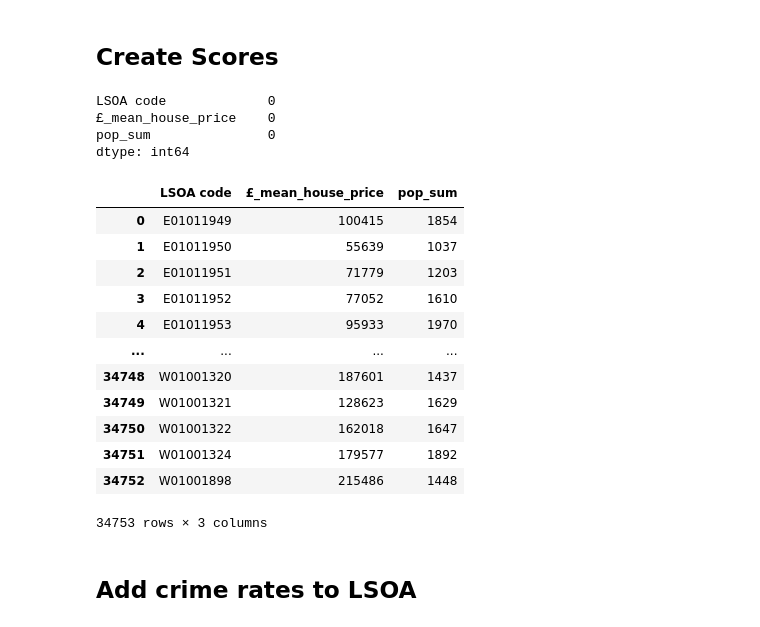
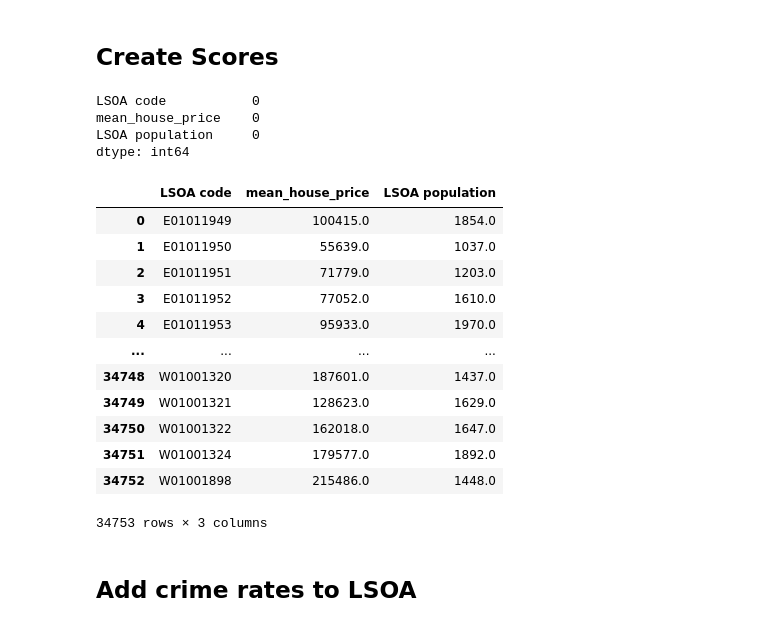
Before and after one commit to KofiBartonByfield/Dissertation, a Jupyter notebook: code/create_police_csv.ipynb, the cells around one changed output. Drawn from its saved outputs; the diff is of its cells as text; code cells hidden in the pictures.

```diff
--- a/code/create_police_csv.ipynb
+++ b/code/create_police_csv.ipynb
@@ -274,34 +167,44 @@ data_22
 # %% [markdown]
 ## Create Scores
-# %%
-mean_pop = round(data_22['LSOA population'].mean())  # Ensure rounding
-mean_house = round(data_22['£_mean_house_price'].mean())  # Ensure rounding
-
-data_22['LSOA population'] = data_22['LSOA population'].fillna(mean_pop).astype(int)
-data_22['£_mean_house_price'] = data_22['£_mean_house_price'].fillna(mean_house).astype(int)
-
-# Check for remaining NaN values
-print(data_22.isna().sum())
-
-data_22
-# %% [output]
-LSOA code             0
-£_mean_house_price    0
-pop_sum               0
-dtype: int64
-|  | LSOA code | £_mean_house_price | pop_sum |
-| 0 | E01011949 | 100415 | 1854 |
-| 1 | E01011950 | 55639 | 1037 |
-| 2 | E01011951 | 71779 | 1203 |
-| 3 | E01011952 | 77052 | 1610 |
-| 4 | E01011953 | 95933 | 1970 |
-| ... | ... | ... | ... |
-| 34748 | W01001320 | 187601 | 1437 |
-| 34749 | W01001321 | 128623 | 1629 |
-| 34750 | W01001322 | 162018 | 1647 |
-| 34751 | W01001324 | 179577 | 1892 |
-| 34752 | W01001898 | 215486 | 1448 |
-34753 rows × 3 columns
+# %%
+# merge the house prices and population data
+stats_2022 = house_prices.merge(LSOA_pop, on='LSOA code', how='left')
+
+# round the values
+mean_pop = round(stats_2022['LSOA population'].mean())
+mean_house = round(stats_2022['mean_house_price'].mean())
+
+# convert to numeric
+stats_2022['LSOA population'] = pd.to_numeric(stats_2022['LSOA population'], errors='coerce')
+stats_2022['mean_house_price'] = pd.to_numeric(stats_2022['mean_house_price'], errors='coerce')
+
+# fill NA's with the means
+stats_2022['LSOA population'] = stats_2022['LSOA population'].fillna(mean_pop)
+stats_2022['mean_house_price'] = stats_2022['mean_house_price'].fillna(mean_house)
+
+
+# Check for remaining NaN values
+print(stats_2022.isna().sum())
+
+stats_2022
+# %% [output]
+LSOA code           0
+mean_house_price    0
+LSOA population     0
+dtype: int64
+|  | LSOA code | mean_house_price | LSOA population |
+| 0 | E01011949 | 100415.0 | 1854.0 |
+| 1 | E01011950 | 55639.0 | 1037.0 |
+| 2 | E01011951 | 71779.0 | 1203.0 |
+| 3 | E01011952 | 77052.0 | 1610.0 |
+| 4 | E01011953 | 95933.0 | 1970.0 |
+| ... | ... | ... | ... |
+| 34748 | W01001320 | 187601.0 | 1437.0 |
+| 34749 | W01001321 | 128623.0 | 1629.0 |
+| 34750 | W01001322 | 162018.0 | 1647.0 |
+| 34751 | W01001324 | 179577.0 | 1892.0 |
+| 34752 | W01001898 | 215486.0 | 1448.0 |
+34753 rows × 3 columns
 # %% [markdown]
 ## Add crime rates to LSOA
 # %%
```
Also changed, not shown: parts of 23 cells of this notebook, 7 other files.
